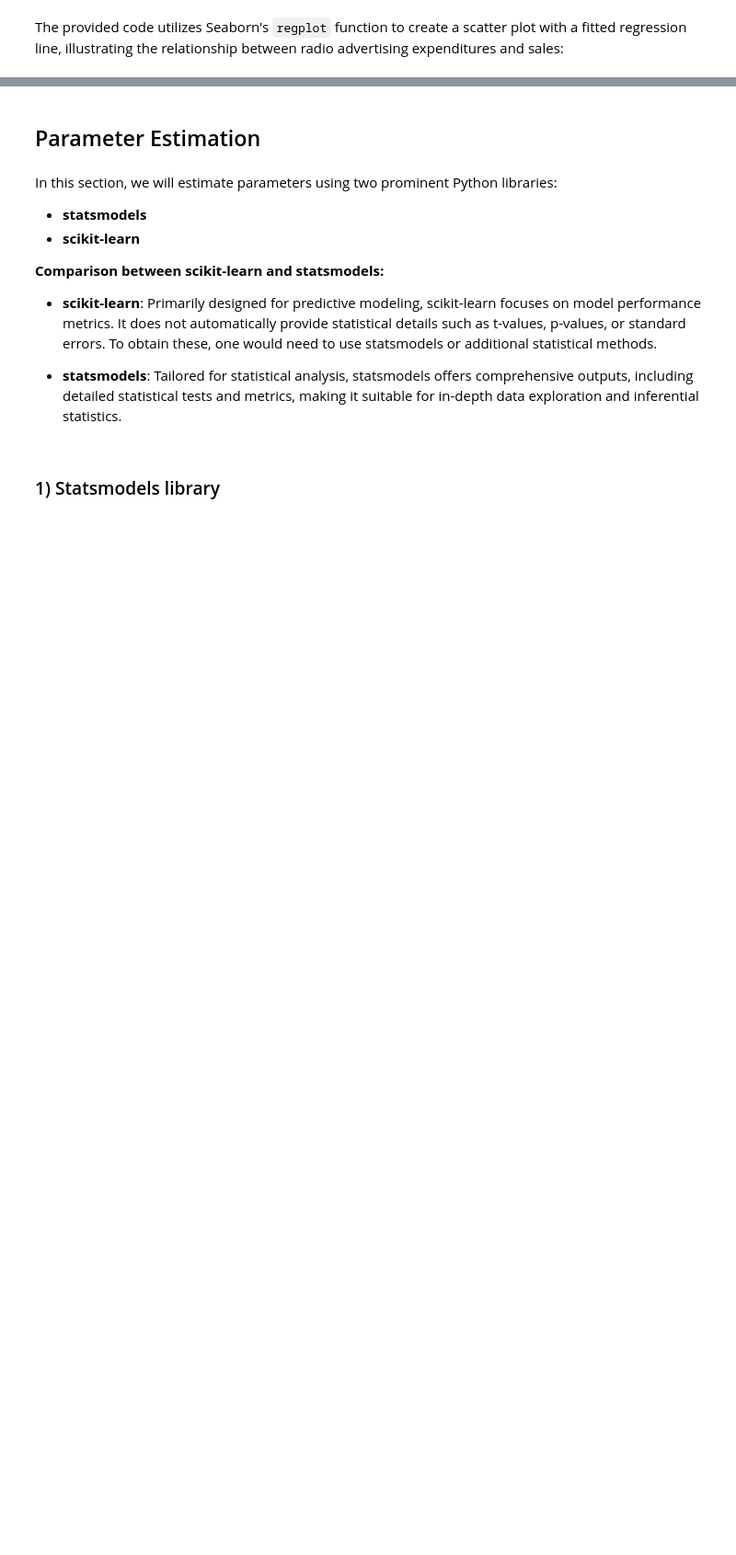
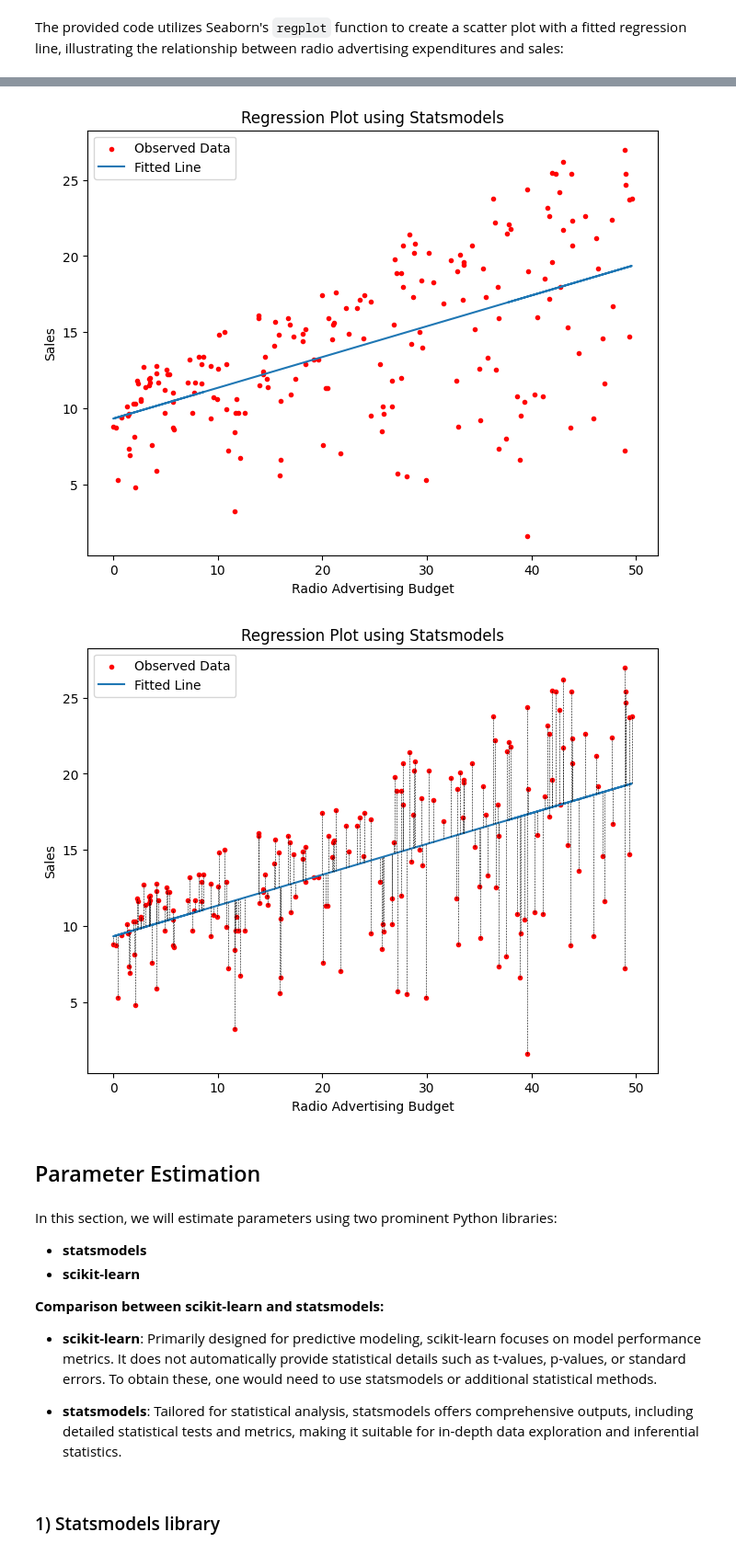
Before and after one commit to vincenzorrei/EDU-LinearRegression, a Jupyter notebook: advertisement.ipynb, the cells around one changed output, grey strips where cells are left out. Shown: that part at 92% size. Saved outputs shown, nothing was run; the diff lists cells and outputs as text; code cells hidden in the pictures; blank space fills up the shorter version.

```diff
--- a/advertisement.ipynb
+++ b/advertisement.ipynb
@@ -65,3 +93,52 @@ plt.show()
+# %%
+import statsmodels.api as sm
+
+
+# Stima del modello di regressione lineare
+model = smf.ols('sales ~ radio', data=advertising).fit()
+
+# Estrazione dei coefficienti stimati dal modello
+intercept, slope = model.params
+
+# Calcolo dei valori previsti con il modello stimato
+advertising['predicted_sales'] = intercept + slope * advertising.radio
+
+# Creazione del grafico con la regressione stimata
+plt.figure(figsize=(8, 6))
+plt.scatter(advertising.radio, advertising.sales, color='r', s=9, label="Observed Data")
+plt.plot(advertising.radio, advertising.predicted_sales, label="Fitted Line")
+
+# Etichette e titolo
+plt.xlabel('Radio Advertising Budget')
+plt.ylabel('Sales')
+plt.title('Regression Plot using Statsmodels')
+plt.legend()
+
+# Mostra il grafico
+plt.show()
+
+
+# Creazione del grafico con la regressione stimata
+plt.figure(figsize=(8, 6))
+plt.scatter(advertising.radio, advertising.sales, color='r', s=9, label="Observed Data")
+plt.plot(advertising.radio, advertising.predicted_sales, label="Fitted Line")
+
+# Linee delle distanze tra i punti osservati e la retta di regressione
+for i in range(len(advertising)):
+    plt.plot([advertising.radio[i], advertising.radio[i]],
+             [advertising.sales[i], advertising.predicted_sales[i]], 'k--', lw=0.4)
+
+# Etichette e titolo
+plt.xlabel('Radio Advertising Budget')
+plt.ylabel('Sales')
+plt.title('Regression Plot using Statsmodels')
+plt.legend()
+
+# Mostra il grafico
+plt.show()
+# %% [output]
+[figure, added]
+[figure, added]
 # %% [markdown]
 ## Parameter Estimation
 # %% [markdown]
```
Also changed, not shown: parts of 11 cells of this notebook, 1 other file.
